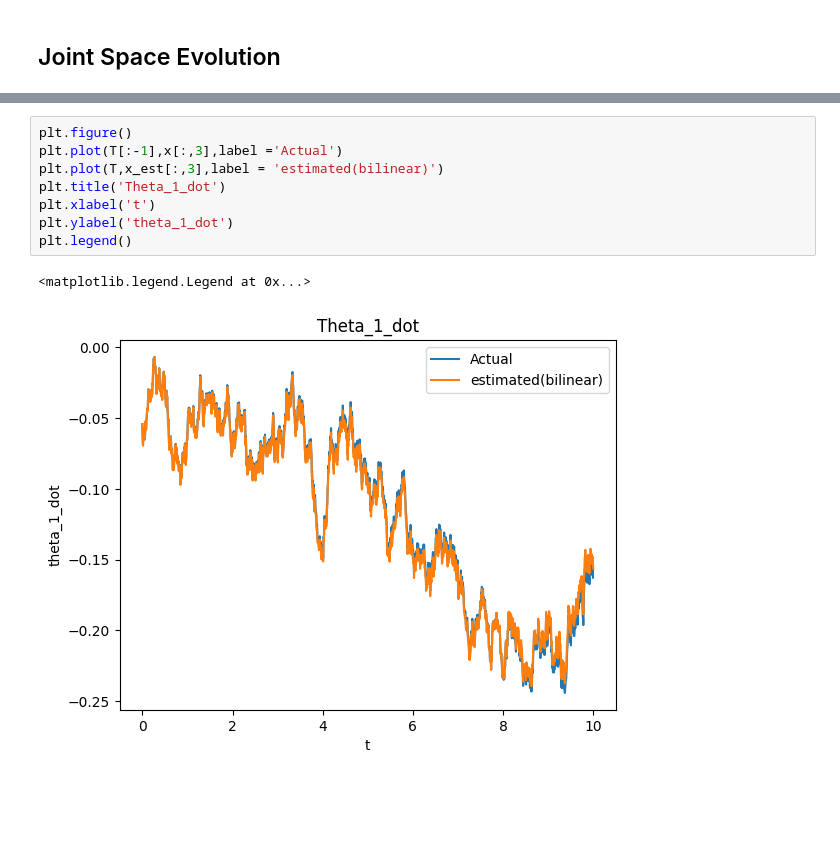
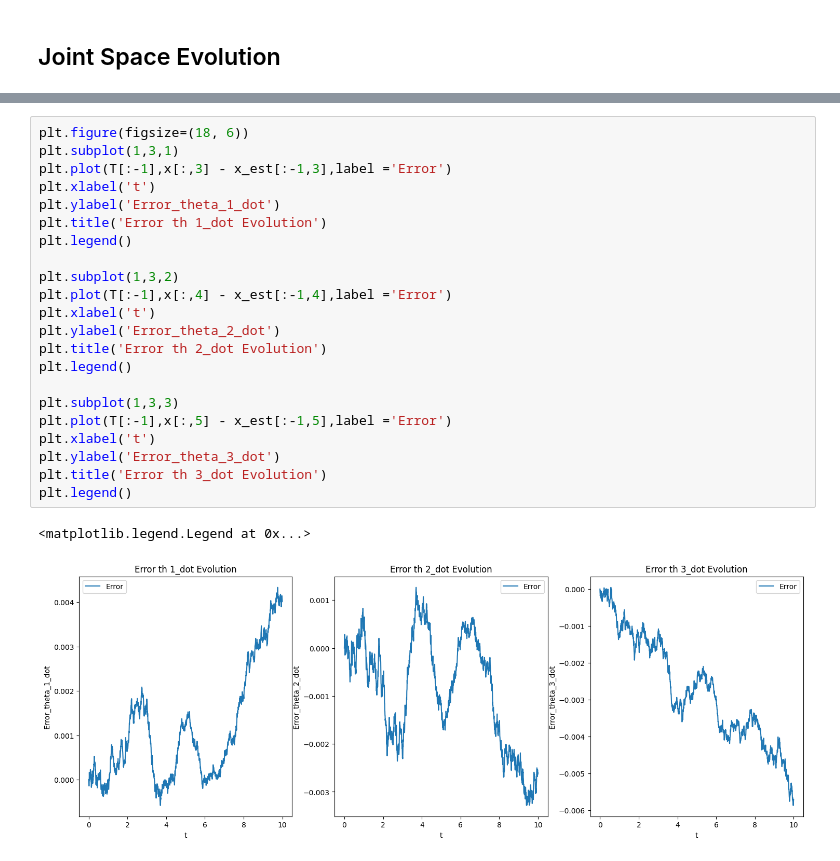
Before and after one commit to Rajpal9/Adaptive-koopman, a Jupyter notebook: Controllabilty_3r.ipynb, the cells around one changed output, grey strips where cells are left out. Drawn from its saved outputs; the diff is of its cells as text; blank space fills up the shorter version.

```diff
--- a/Controllabilty_3r.ipynb
+++ b/Controllabilty_3r.ipynb
@@ -291,11 +352,25 @@ plt.legend()
 # %%
-plt.figure()
-plt.plot(T[:-1],x[:,3],label ='Actual')
-plt.plot(T,x_est[:,3],label = 'estimated(bilinear)')
-plt.title('Theta_1_dot')
+plt.figure(figsize=(18, 6))
+plt.subplot(1,3,1)
+plt.plot(T[:-1],x[:,3] - x_est[:-1,3],label ='Error')
 plt.xlabel('t')
-plt.ylabel('theta_1_dot')
+plt.ylabel('Error_theta_1_dot')
+plt.title('Error th 1_dot Evolution')
 plt.legend()
+
+plt.subplot(1,3,2)
+plt.plot(T[:-1],x[:,4] - x_est[:-1,4],label ='Error')
+plt.xlabel('t')
+plt.ylabel('Error_theta_2_dot')
+plt.title('Error th 2_dot Evolution')
+plt.legend()
+
+plt.subplot(1,3,3)
+plt.plot(T[:-1],x[:,5] - x_est[:-1,5],label ='Error')
+plt.xlabel('t')
+plt.ylabel('Error_theta_3_dot')
+plt.title('Error th 3_dot Evolution')
+plt.legend()
 # %% [output]
 <matplotlib.legend.Legend at 0x...>
-[figure, old version]
+[figure, new version]
```
Also changed, not shown: parts of 35 cells of this notebook, 8 other files.
